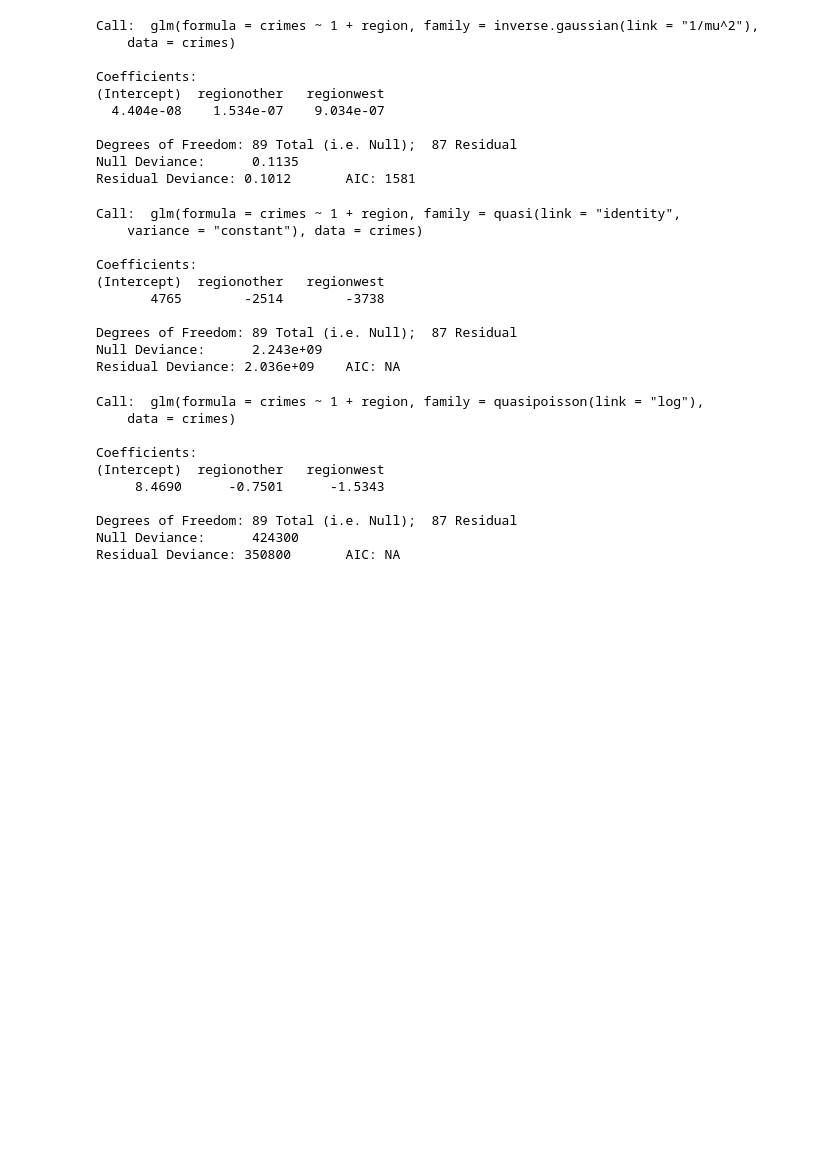
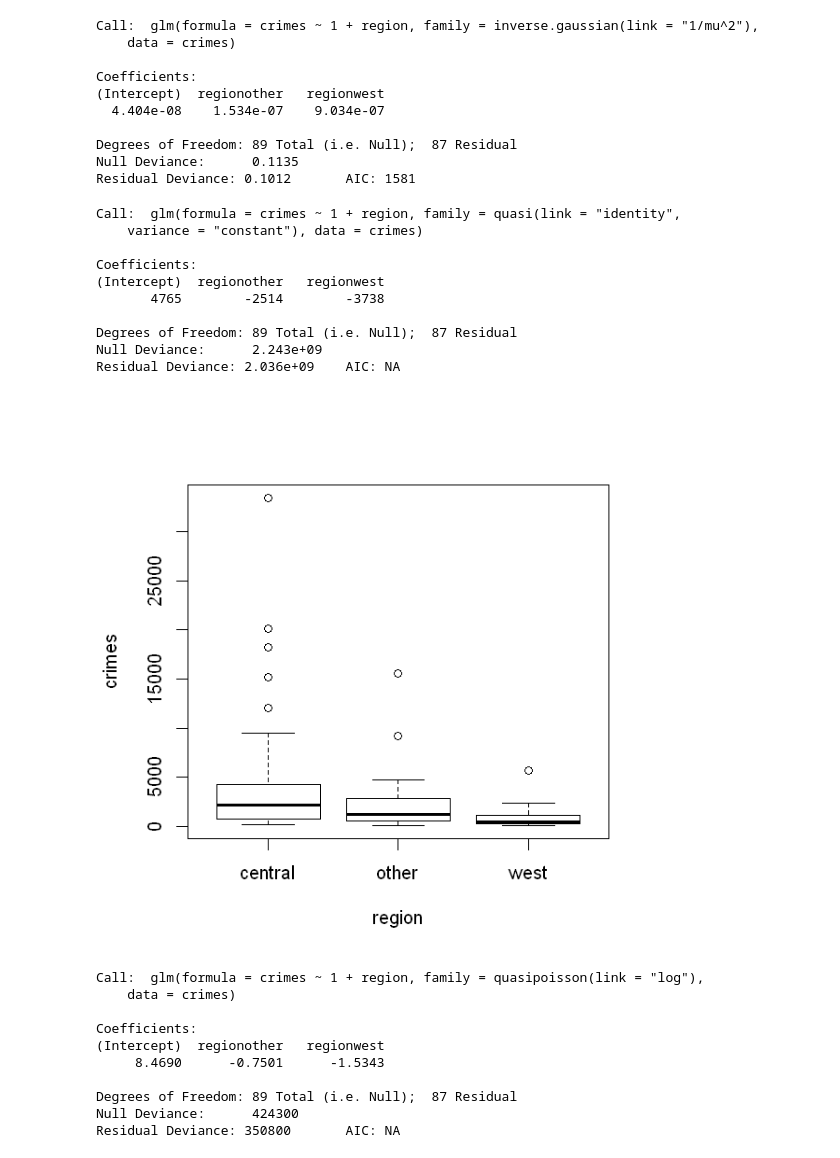
Before and after one commit to HenningAthor/SV_Crimes, a Jupyter notebook: Max/Analyse Modell Zahl Verbrechen.ipynb, the cells around one changed output. Saved outputs shown, nothing was run; the diff lists cells and outputs as text; code cells hidden in the pictures; blank space fills up the shorter version.

```diff
--- a/Max/Analyse Modell Zahl Verbrechen.ipynb
+++ b/Max/Analyse Modell Zahl Verbrechen.ipynb
@@ -256,17 +256,20 @@ Residual Deviance: 0.1012       AIC: 1581
 # %%
 glm5 <- glm(crimes ~ 1 + region, data=crimes, family=quasi(link="identity", variance="constant"))
 glm5
+
+plot(crimes ~ 1 + region, data=crimes)
 # %% [output]
 Call:  glm(formula = crimes ~ 1 + region, family = quasi(link = "identity",
     variance = "constant"), data = crimes)
 
 Coefficients:
 (Intercept)  regionother   regionwest
        4765        -2514        -3738
 
 Degrees of Freedom: 89 Total (i.e. Null);  87 Residual
 Null Deviance:      2.243e+09
 Residual Deviance: 2.036e+09    AIC: NA
+[figure, added]
 # %%
 glm6 <- glm(crimes ~ 1 + region, data=crimes, family=quasipoisson(link="log"))
 glm6
```
Also changed, not shown: parts of 17 cells of this notebook, 1 other file.
